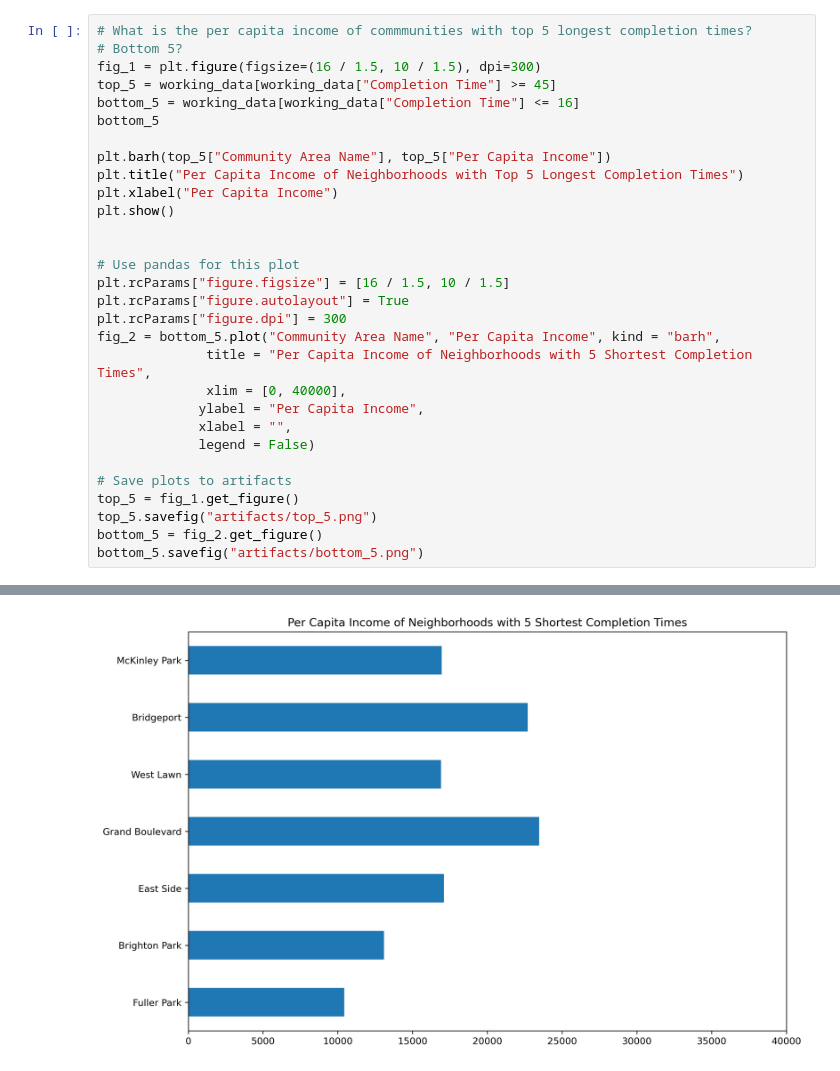
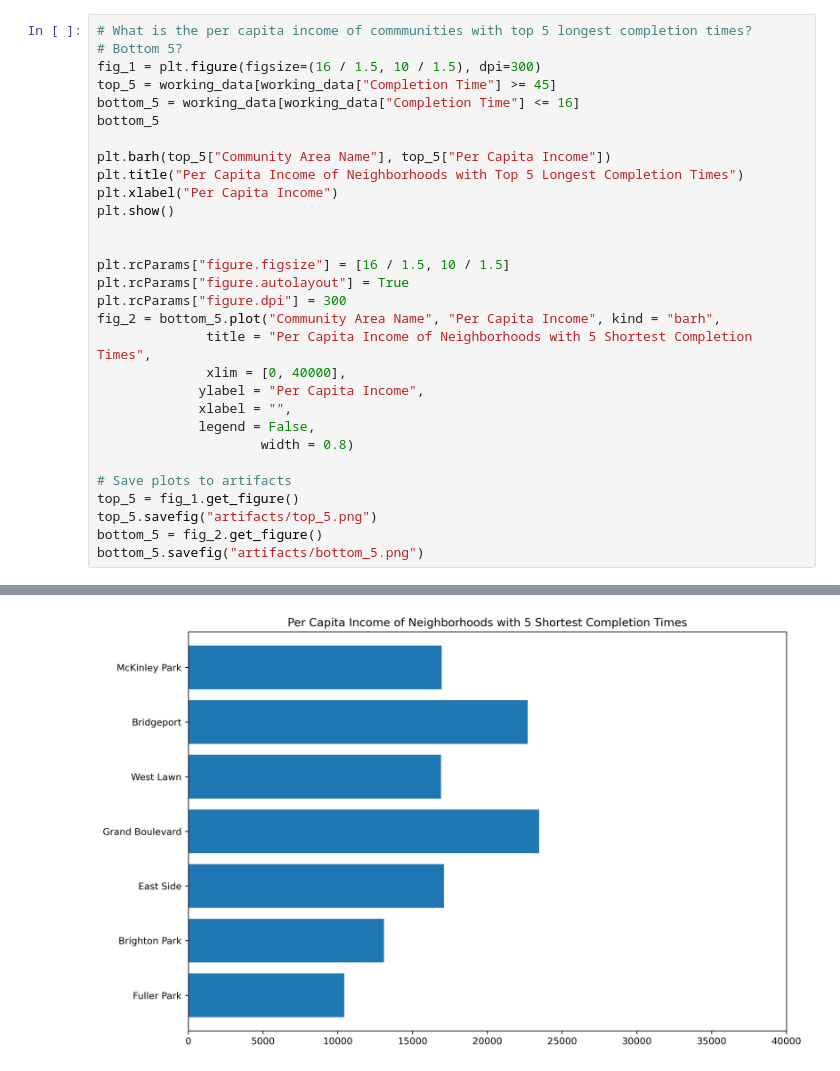
Before and after one commit to csridlen/Python-Project-1, a Jupyter notebook: code/census-pot.ipynb, the cells around one changed output, grey strips where cells are left out. Drawn from its saved outputs; the diff is of its cells as text.

```diff
--- a/code/census-pot.ipynb
+++ b/code/census-pot.ipynb
@@ -117,34 +127,34 @@ fig.write_image("artifacts/income_scatter.png", scale = 3, engine = 'kaleido')
 # %%
 # What is the per capita income of commmunities with top 5 longest completion times?
 # Bottom 5?
 fig_1 = plt.figure(figsize=(16 / 1.5, 10 / 1.5), dpi=300)
 top_5 = working_data[working_data["Completion Time"] >= 45]
 bottom_5 = working_data[working_data["Completion Time"] <= 16]
 bottom_5
 
 plt.barh(top_5["Community Area Name"], top_5["Per Capita Income"])
 plt.title("Per Capita Income of Neighborhoods with Top 5 Longest Completion Times")
 plt.xlabel("Per Capita Income")
 plt.show()
 
 
-# Use pandas for this plot
 plt.rcParams["figure.figsize"] = [16 / 1.5, 10 / 1.5]
 plt.rcParams["figure.autolayout"] = True
 plt.rcParams["figure.dpi"] = 300
 fig_2 = bottom_5.plot("Community Area Name", "Per Capita Income", kind = "barh",
               title = "Per Capita Income of Neighborhoods with 5 Shortest Completion Times",
               xlim = [0, 40000],
              ylabel = "Per Capita Income",
              xlabel = "",
-             legend = False)
+             legend = False,
+                     width = 0.8)
 
 # Save plots to artifacts
 top_5 = fig_1.get_figure()
 top_5.savefig("artifacts/top_5.png")
 bottom_5 = fig_2.get_figure()
 bottom_5.savefig("artifacts/bottom_5.png")
 # %% [output]
 [figure]
-[figure, old version]
+[figure, new version]
 [interactive output not drawn]
```
Also changed, not shown: parts of 4 cells of this notebook, 2 other files.
